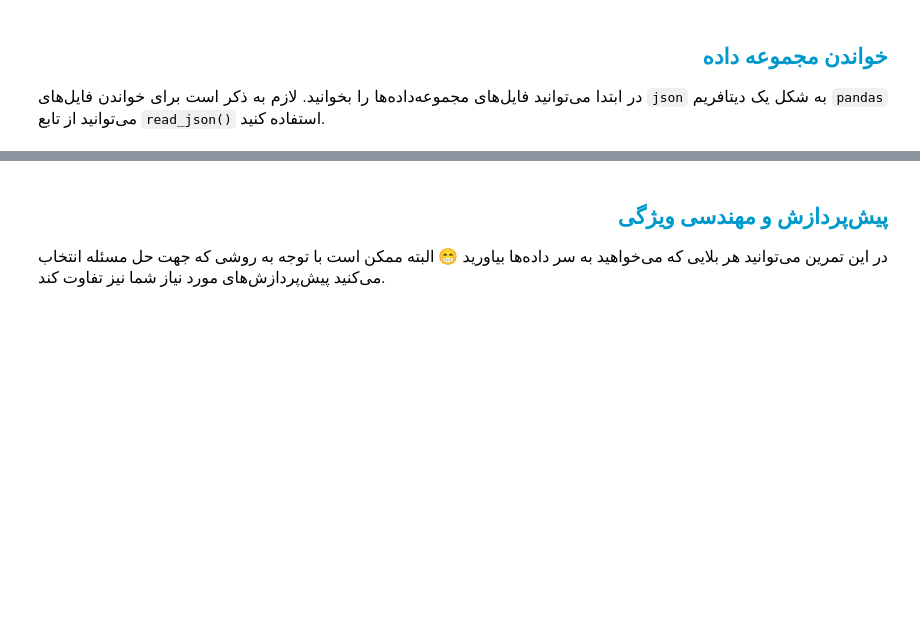
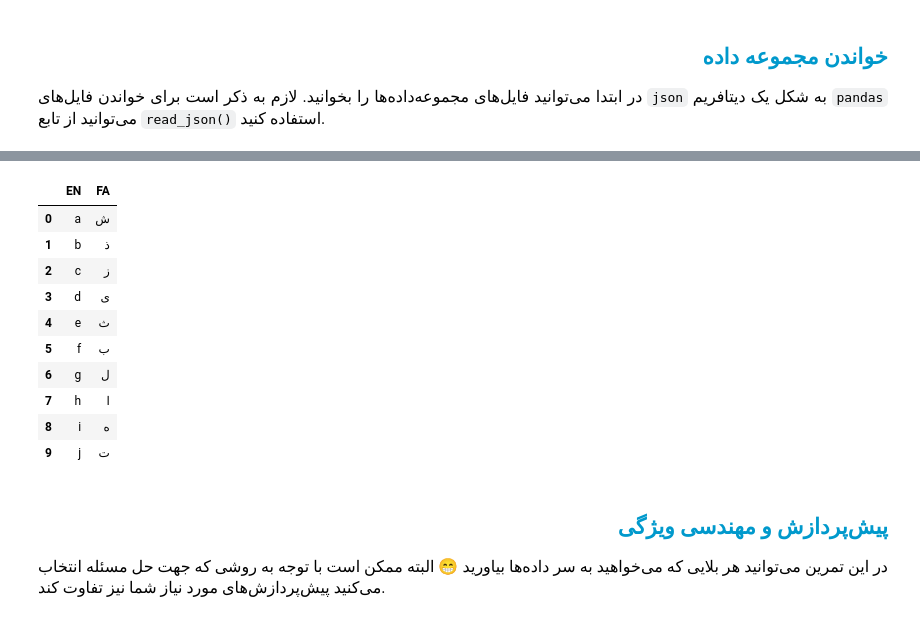
Before and after one commit to AliFazelniya/Quera-Machine-Learning-Jump, a Jupyter notebook: 9. Project 2/Part 4/search_suggestion_2/notebook/auto_suggest.ipynb, the cells around one changed output, grey strips where cells are left out. Saved outputs shown, nothing was run; the diff lists cells and outputs as text; code cells hidden in the pictures; blank space fills up the shorter version.

```diff
--- a/9. Project 2/Part 4/search_suggestion_2/notebook/auto_suggest.ipynb
+++ b/9. Project 2/Part 4/search_suggestion_2/notebook/auto_suggest.ipynb
@@ -125,3 +154,18 @@ data.head()
+# %%
+typo_df = pd.read_csv('../data/typo_char.csv')
+typo_df.head(10)
+# %% [output]
+|  | EN | FA |
+| 0 | a | ش |
+| 1 | b | ذ |
+| 2 | c | ز |
+| 3 | d | ی |
+| 4 | e | ث |
+| 5 | f | ب |
+| 6 | g | ل |
+| 7 | h | ا |
+| 8 | i | ه |
+| 9 | j | ت |
 # %% [markdown]
 <h2 align=right style="line-height:200%;font-family:vazir;color:#0099cc">
 <font face="vazirmatn" color="#0099cc">
```
Also changed, not shown: parts of 10 cells of this notebook, 24 other files.
